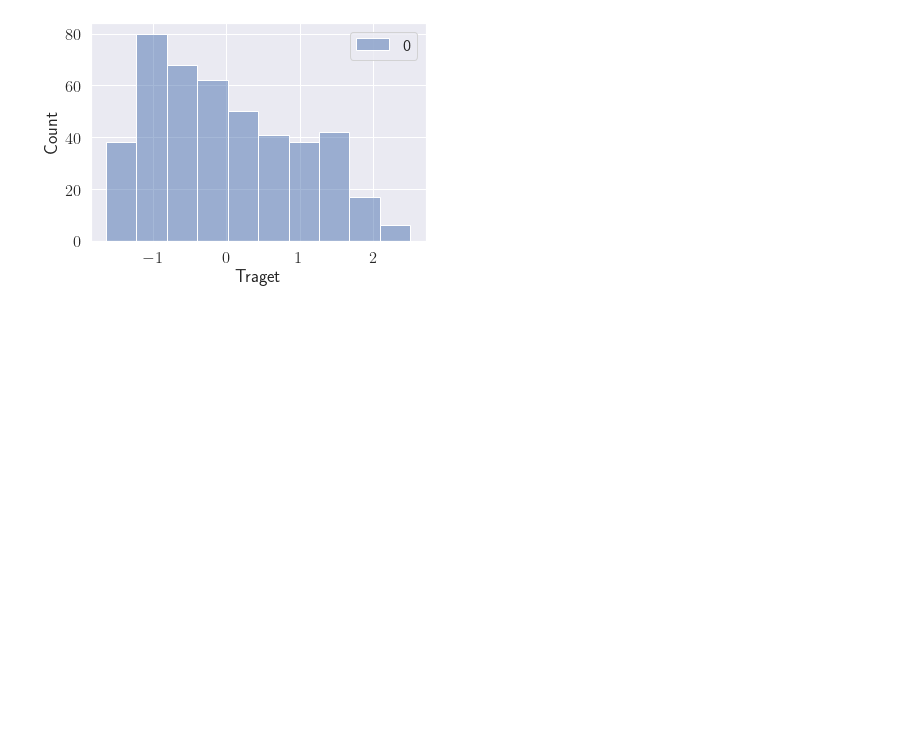
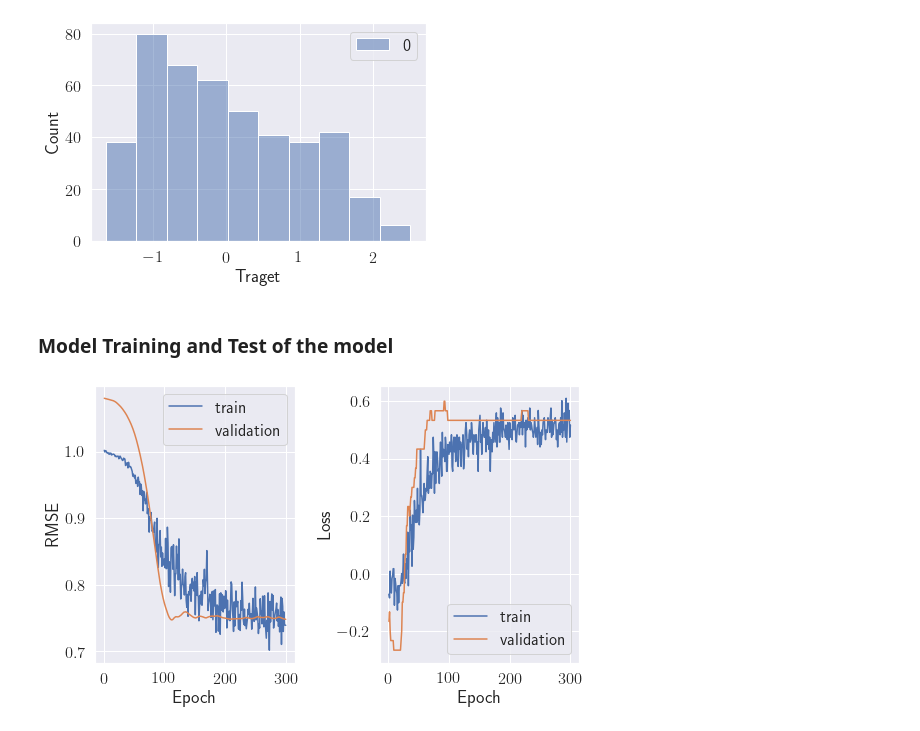
Before and after one commit to denyskononenko/datasciencesnippets, a Jupyter notebook: regress/regreesion_diabetes.ipynb, the cells around one changed output. Cells and saved outputs as stored; diff of their text form; code cells hidden in the pictures; blank space fills up the shorter version.

```diff
--- a/regress/regreesion_diabetes.ipynb
+++ b/regress/regreesion_diabetes.ipynb
@@ -106,3 +138,36 @@ plt.xlabel('Traget')
 plt.show()
 # %% [output]
 [figure]
+# %% [markdown]
+### Model Training and Test of the model
+# %%
+model = make_nn_regressor(p)
+
+history = model.fit(X_train, Y_train,
+                    epochs=300,
+                    batch_size=300,
+                    validation_split=0.2,
+                    verbose=0
+                   )
+# %%
+x = np.arange(1, len(history.history['loss']) + 1, 1)
+
+fig, ax = plt.subplots(figsize=(8, 5))
+
+plt.subplot(1,2,1)
+sns.lineplot(x=x, y=np.sqrt(history.history['loss']), label='train')
+sns.lineplot(x=x, y=np.sqrt(history.history['val_loss']), label='validation')
+plt.ylabel('RMSE')
+plt.xlabel('Epoch')
+
+plt.subplot(1,2,2)
+sns.lineplot(x=x, y=history.history['cosine_similarity'], label='train')
+sns.lineplot(x=x, y=history.history['val_cosine_similarity'], label='validation')
+plt.ylabel('Loss')
+plt.xlabel('Epoch')
+
+plt.tight_layout()
+
+plt.show()
+# %% [output]
+[figure, added]
```
Also changed, not shown: parts of 11 cells of this notebook.
